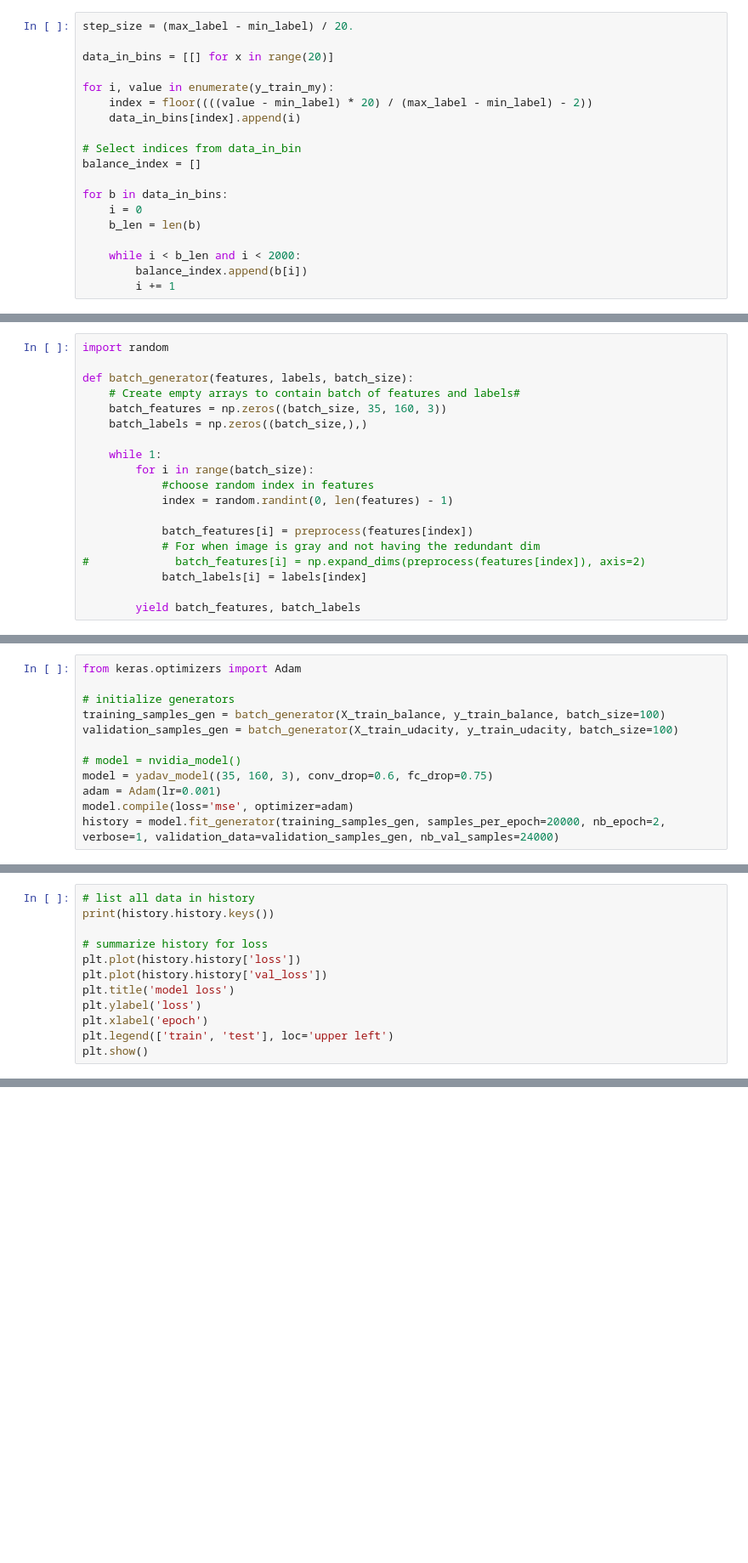
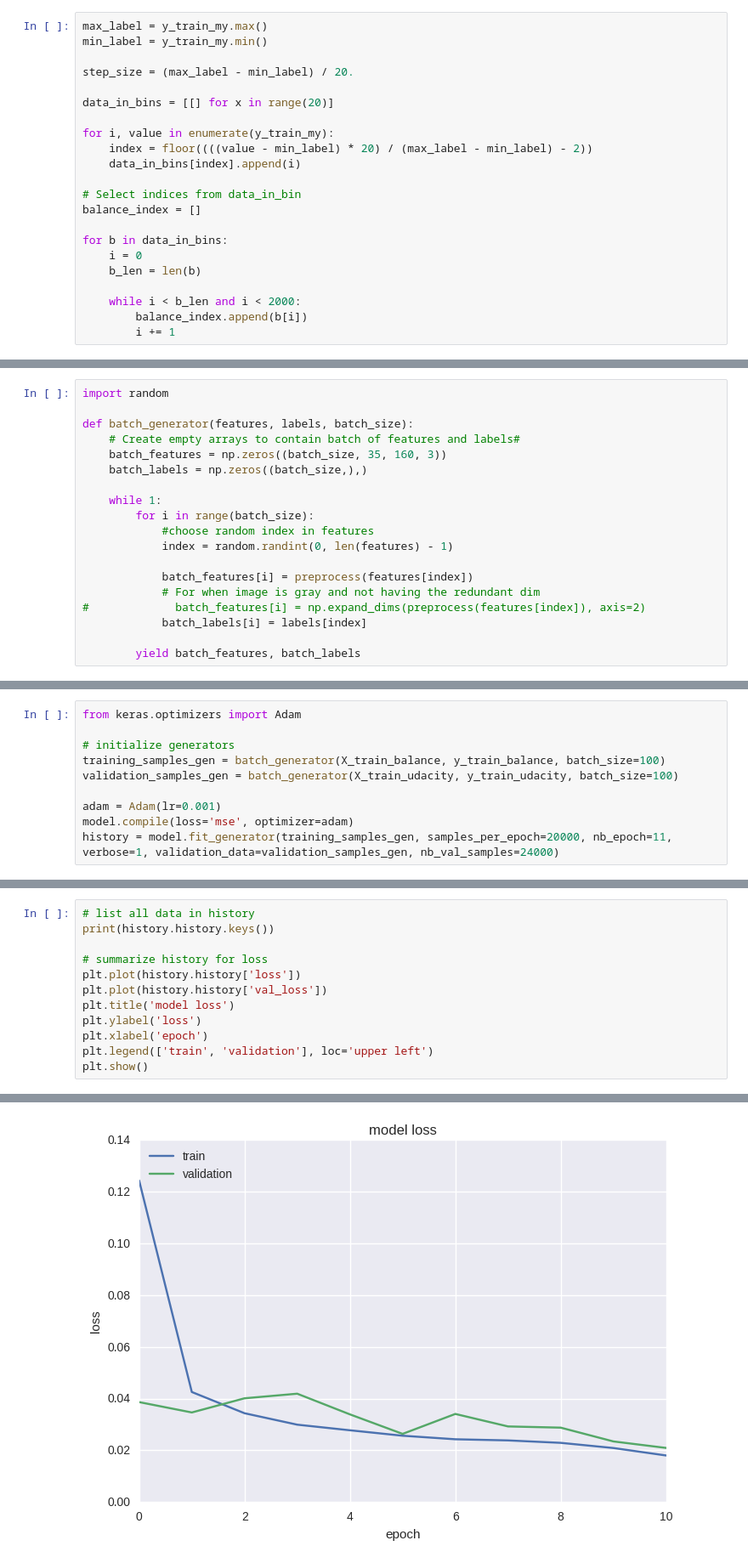
Before and after one commit to savourylie/behavioral_cloning, a Jupyter notebook: submit.ipynb, the cells around one changed output, grey strips where cells are left out. Shown at 85% size. Cells and saved outputs as stored; diff of their text form; blank space fills up the shorter version.

```diff
--- a/submit.ipynb
+++ b/submit.ipynb
@@ -54,4 +53,7 @@ FileNotFoundError: File b'./udacity_data/driving_log.csv' does not exist
 # %%
+max_label = y_train_my.max()
+min_label = y_train_my.min()
+
 step_size = (max_label - min_label) / 20.
 
 data_in_bins = [[] for x in range(20)]
@@ -209,8 +220,6 @@ from keras.optimizers import Adam
 training_samples_gen = batch_generator(X_train_balance, y_train_balance, batch_size=100)
 validation_samples_gen = batch_generator(X_train_udacity, y_train_udacity, batch_size=100)
 
-# model = nvidia_model()
-model = yadav_model((35, 160, 3), conv_drop=0.6, fc_drop=0.75)
 adam = Adam(lr=0.001)
 model.compile(loss='mse', optimizer=adam)
-history = model.fit_generator(training_samples_gen, samples_per_epoch=20000, nb_epoch=2, verbose=1, validation_data=validation_samples_gen, nb_val_samples=24000)
+history = model.fit_generator(training_samples_gen, samples_per_epoch=20000, nb_epoch=11, verbose=1, validation_data=validation_samples_gen, nb_val_samples=24000)
@@ -224,5 +251,6 @@ plt.plot(history.history['val_loss'])
 plt.title('model loss')
 plt.ylabel('loss')
 plt.xlabel('epoch')
-plt.legend(['train', 'test'], loc='upper left')
+plt.legend(['train', 'validation'], loc='upper left')
 plt.show()
+# %% [output]
@@ -228,0 +258 @@ plt.show()
+[figure, added]
```
Also changed, not shown: parts of 11 cells of this notebook, 6 other files.
